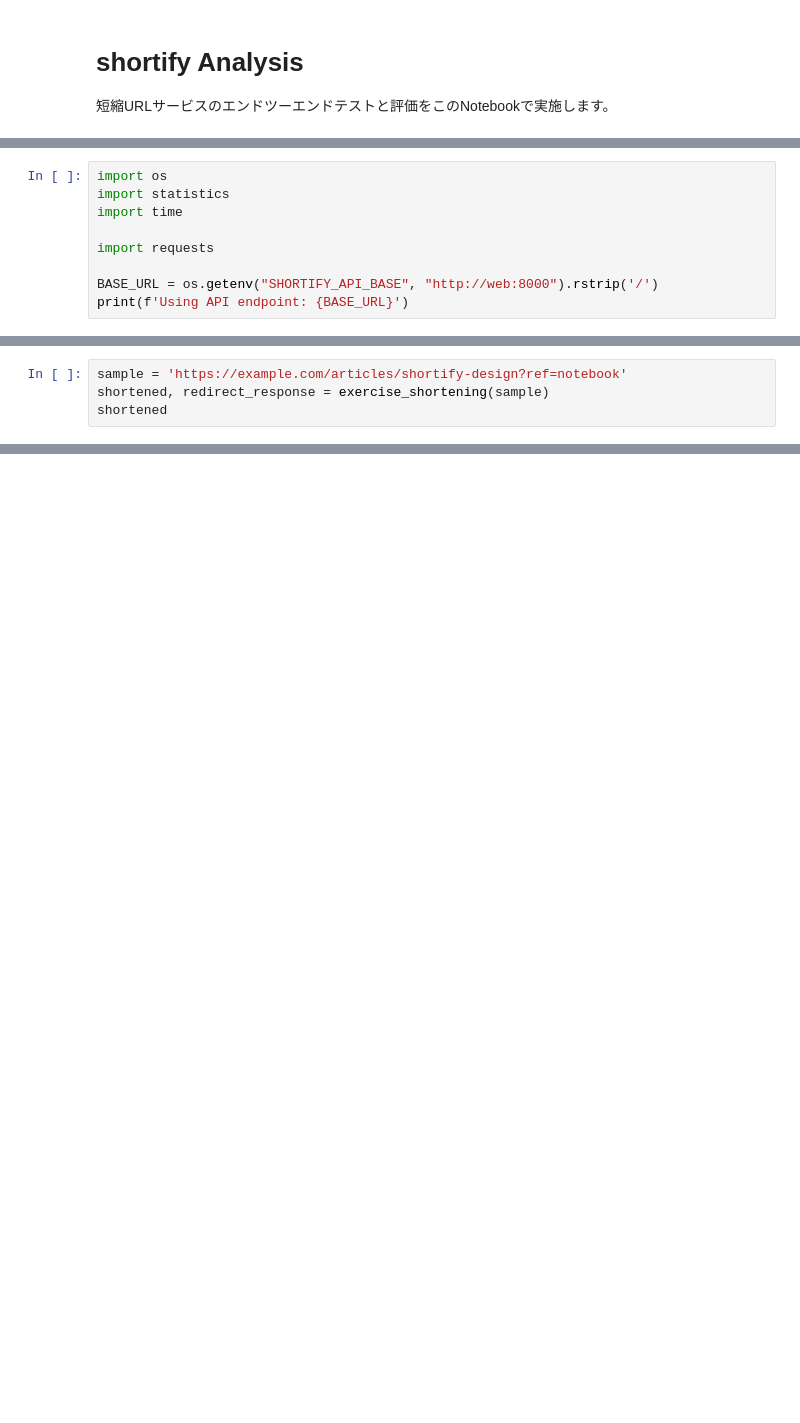
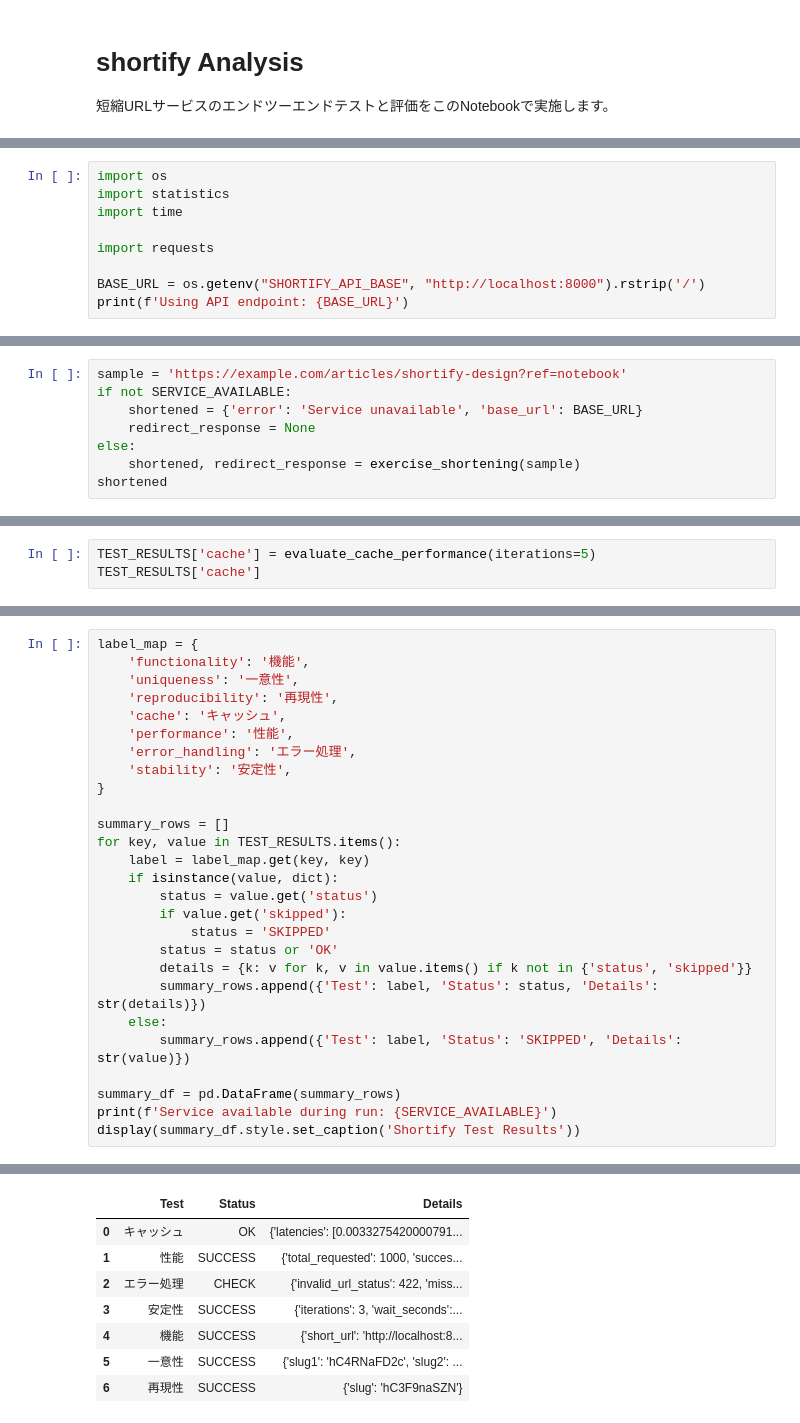
Before and after one commit to sugiyama404/practice_infra_arch, a Jupyter notebook: shortify/analysis.ipynb, the cells around one changed output, grey strips where cells are left out. Saved outputs shown, nothing was run; the diff lists cells and outputs as text; blank space fills up the shorter version.

```diff
--- a/shortify/analysis.ipynb
+++ b/shortify/analysis.ipynb
@@ -13,5 +13,5 @@ import time
 
 import requests
 
-BASE_URL = os.getenv("SHORTIFY_API_BASE", "http://web:8000").rstrip('/')
+BASE_URL = os.getenv("SHORTIFY_API_BASE", "http://localhost:8000").rstrip('/')
 print(f'Using API endpoint: {BASE_URL}')
@@ -42,4 +79,8 @@ def exercise_shortening(sample_url: str) -> tuple[dict, requests.Response]:
 # %%
 sample = 'https://example.com/articles/shortify-design?ref=notebook'
-shortened, redirect_response = exercise_shortening(sample)
+if not SERVICE_AVAILABLE:
+    shortened = {'error': 'Service unavailable', 'base_url': BASE_URL}
+    redirect_response = None
+else:
+    shortened, redirect_response = exercise_shortening(sample)
 shortened
@@ -87,0 +339,3 @@ for _ in range(5):
+# %%
+TEST_RESULTS['cache'] = evaluate_cache_performance(iterations=5)
+TEST_RESULTS['cache']
@@ -87,0 +616,28 @@ for _ in range(5):
+# %%
+label_map = {
+    'functionality': '機能',
+    'uniqueness': '一意性',
+    'reproducibility': '再現性',
+    'cache': 'キャッシュ',
+    'performance': '性能',
+    'error_handling': 'エラー処理',
+    'stability': '安定性',
+}
+
+summary_rows = []
+for key, value in TEST_RESULTS.items():
+    label = label_map.get(key, key)
+    if isinstance(value, dict):
+        status = value.get('status')
+        if value.get('skipped'):
+            status = 'SKIPPED'
+        status = status or 'OK'
+        details = {k: v for k, v in value.items() if k not in {'status', 'skipped'}}
+        summary_rows.append({'Test': label, 'Status': status, 'Details': str(details)})
+    else:
+        summary_rows.append({'Test': label, 'Status': 'SKIPPED', 'Details': str(value)})
+
+summary_df = pd.DataFrame(summary_rows)
+print(f'Service available during run: {SERVICE_AVAILABLE}')
+display(summary_df.style.set_caption('Shortify Test Results'))
+# %% [output]
@@ -87,0 +646,8 @@ for _ in range(5):
+|  | Test | Status | Details |
+| 0 | キャッシュ | OK | {'latencies': [0.0033275420000791... |
+| 1 | 性能 | SUCCESS | {'total_requested': 1000, 'succes... |
+| 2 | エラー処理 | CHECK | {'invalid_url_status': 422, 'miss... |
+| 3 | 安定性 | SUCCESS | {'iterations': 3, 'wait_seconds':... |
+| 4 | 機能 | SUCCESS | {'short_url': 'http://localhost:8... |
+| 5 | 一意性 | SUCCESS | {'slug1': 'hC4RNaFD2c', 'slug2': ... |
+| 6 | 再現性 | SUCCESS | {'slug': 'hC3F9naSZN'} |
```
Also changed, not shown: parts of 36 cells of this notebook, 2 other files.
